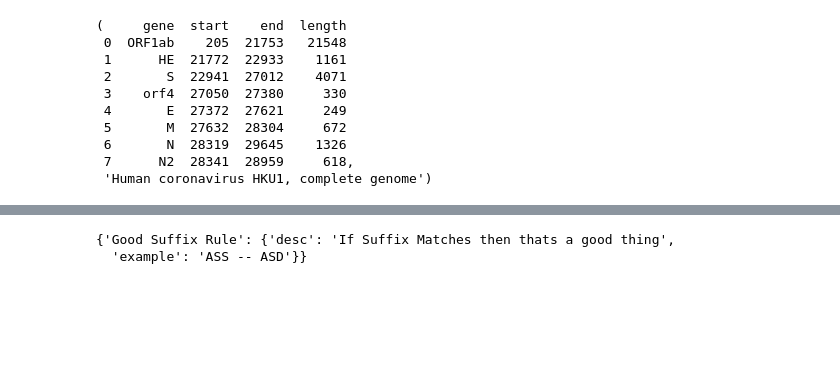
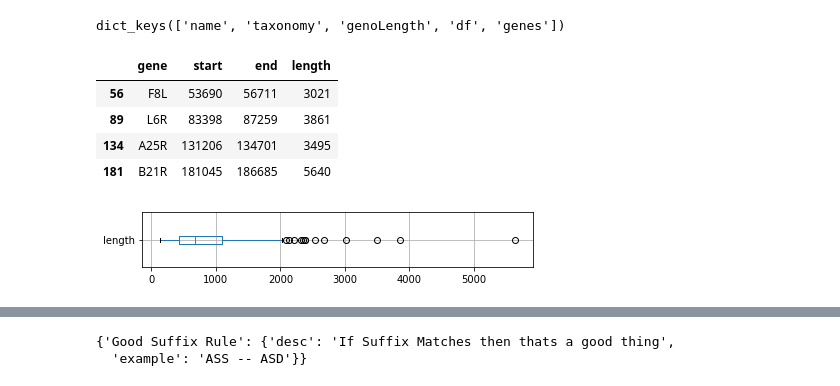
Before and after one commit to jsteinbecker/sars-cov-2, a Jupyter notebook: Projects/Bio/bio.ipynb, the cells around one changed output, grey strips where cells are left out. Cells and saved outputs as stored; diff of their text form; code cells hidden in the pictures; blank space fills up the shorter version.

```diff
--- a/Projects/Bio/bio.ipynb
+++ b/Projects/Bio/bio.ipynb
@@ -12,32 +14,56 @@ handle =       Entrez.efetch(
                              retmode="text") #IOWRAPPER
 obj            = SeqIO.read(handle,'gb')
 # %%
-SEQ            = obj.seq
-LEN            = len(SEQ)
-TAXO           = obj.annotations['taxonomy']
-NAME           = obj.description
+def geneTable  (gbid):
 
-GENES          = [obj.features[x] for x in range(len(obj.features)) if obj.features[x].type == "gene"]
-GNAMES         = [GENES[i].__dict__['qualifiers']['gene'][0] for i in range(len(GENES))]
-GSTARTS        = [int(GENES[i].location.start) for i in range(len(GENES))]
-GENDS          = [int(GENES[i].location.end)   for i in range(len(GENES))]
-GLENS          = [GENDS[i] - GSTARTS[i]        for i in range(len(GENES))]
+   Entrez.email = "joshsteinbecker@gmail.com"
+   handle =       Entrez.efetch(
+                              db="nucleotide",
+                              id=gbid,
+                              rettype="gb",
+                              retmode="text") #IOWRAPPER
+   obj            = SeqIO.read(handle,'gb')
+   SEQ            = obj.seq
+   LEN            = len(SEQ)
+   TAXO           = obj.annotations['taxonomy']
+   NAME           = obj.description
 
-df = pd.DataFrame ({
-   "gene":GNAMES,
-   "start":GSTARTS,
-   "end":GENDS,
-   "length":GLENS
-})
-df, NAME
+   GENES          = [obj.features[x] for x in range(len(obj.features)) if obj.features[x].type == "gene"]
+   GNAMES         = [GENES[i].__dict__['qualifiers']['gene'][0] for i in range(len(GENES))]
+   GSTARTS        = [int(GENES[i].location.start) for i in range(len(GENES))]
+   GENDS          = [int(GENES[i].location.end)   for i in range(len(GENES))]
+   GLENS          = [GENDS[i] - GSTARTS[i]        for i in range(len(GENES))]
+
+   df = pd.DataFrame ({
+      "gene":     GNAMES,
+      "start":    GSTARTS,
+      "end":      GENDS,
+      "length":   GLENS
+   })
+
+   dic = {
+      "name":       NAME,
+      "taxonomy":   TAXO,
+      "genoLength": LEN,
+      "df":         df,
+      "genes":      GENES
+   }
+
+   return dic
-# %% [output]
-(     gene  start    end  length
- 0  ORF1ab    205  21753   21548
- 1      HE  21772  22933    1161
- 2       S  22941  27012    4071
- 3    orf4  27050  27380     330
- 4       E  27372  27621     249
- 5       M  27632  28304     672
- 6       N  28319  29645    1326
- 7      N2  28341  28959     618,
- 'Human coronavirus HKU1, complete genome')
+# %%
+MONKEYPOX.keys()
+# %% [output]
+dict_keys(['name', 'taxonomy', 'genoLength', 'df', 'genes'])
+# %%
+MONKEYPOX = geneTable("NC_003310")
+df = MONKEYPOX['df']
+
+pd.DataFrame(df['length']).boxplot(vert=False,figsize=(7,1))
+df[df['length'] > 3000]
+# %% [output]
+|  | gene | start | end | length |
+| 56 | F8L | 53690 | 56711 | 3021 |
+| 89 | L6R | 83398 | 87259 | 3861 |
+| 134 | A25R | 131206 | 134701 | 3495 |
+| 181 | B21R | 181045 | 186685 | 5640 |
+[figure, added]
```
Also changed, not shown: parts of 6 cells of this notebook, 4 other files.
